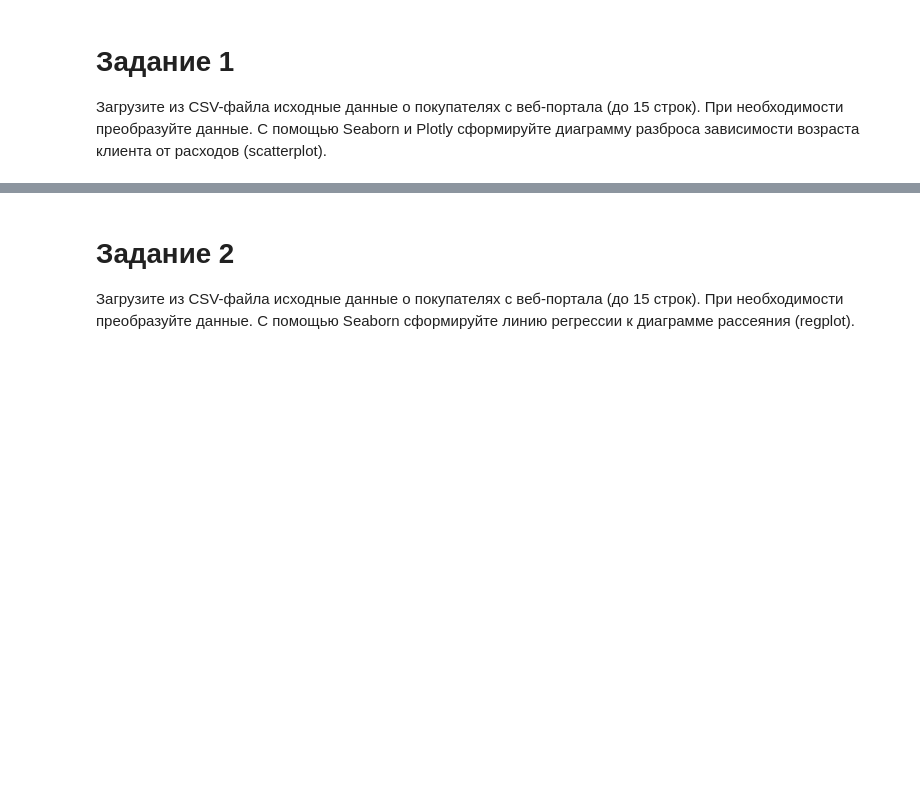
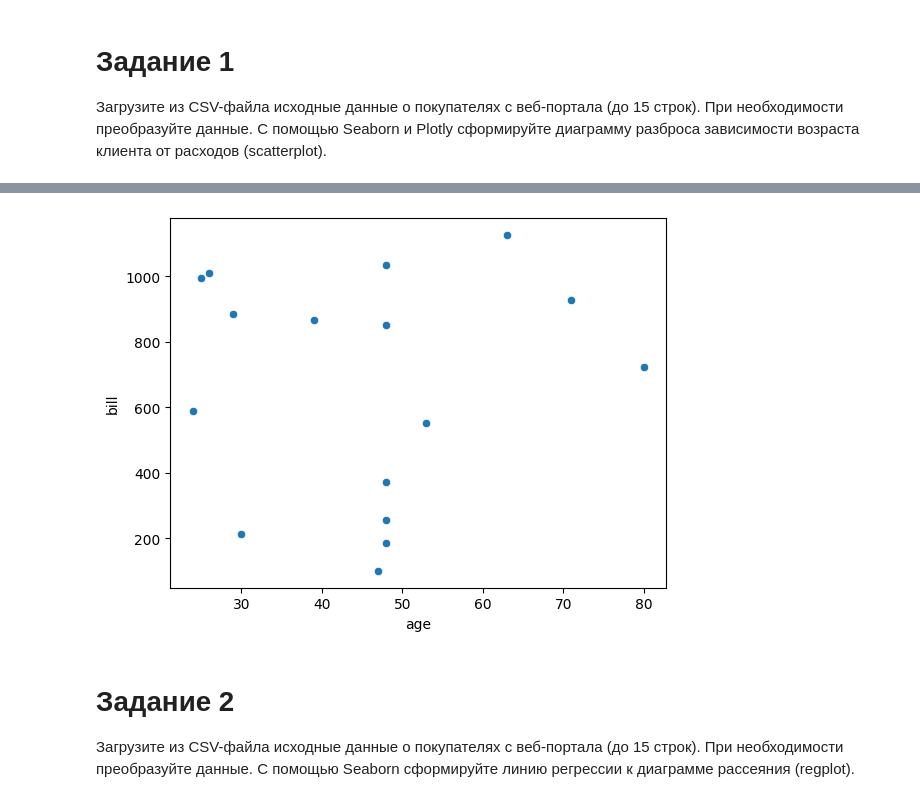
Before and after one commit to vasiliykireev/study-python, a Jupyter notebook: task-7/task-7.ipynb, the cells around one changed output, grey strips where cells are left out. Cells and saved outputs as stored; diff of their text form; code cells hidden in the pictures; blank space fills up the shorter version.

```diff
--- a/task-7/task-7.ipynb
+++ b/task-7/task-7.ipynb
@@ -2,11 +2,3 @@
 # Задание 1
 
 Загрузите из CSV-файла исходные данные о покупателях с веб-портала (до 15 строк). При необходимости преобразуйте данные. С помощью Seaborn и Plotly сформируйте диаграмму разброса зависимости возраста клиента от расходов (scatterplot).
-# %%
-import pandas as pd
-import seaborn as sns
-import matplotlib.pyplot as plt
-import plotly.express as px
-
-# Загрузим до 15 строк
-df = pd.read_csv("web_clients_correct.csv", nrows=16)
@@ -17,3 +5,22 @@ ValueError: Не найдены столбцы возраста или расх
+# %%
+import pandas as pd
+import seaborn as sns
+import matplotlib.pyplot as plt
+import plotly.express as px
+
+clients = pd.read_csv("web_clients_correct.csv", nrows=16)
+
+def scatterplot_seaborn(df, x, y):
+    scatterplot = sns.scatterplot(data=clients, x="age", y="bill")
+    return scatterplot
+scatterplot_seaborn(clients, "age", "bill")
+
+def scatterplot_plotly(df, x, y):
+    scatterplot = px.scatter(df, x=x, y=y)
+    return scatterplot.show()
+scatterplot_plotly(clients, "age", "bill")
+# %% [output]
+[figure, added]
 # %% [markdown]
 # Задание 2
 
```
Also changed, not shown: parts of 2 cells of this notebook.
